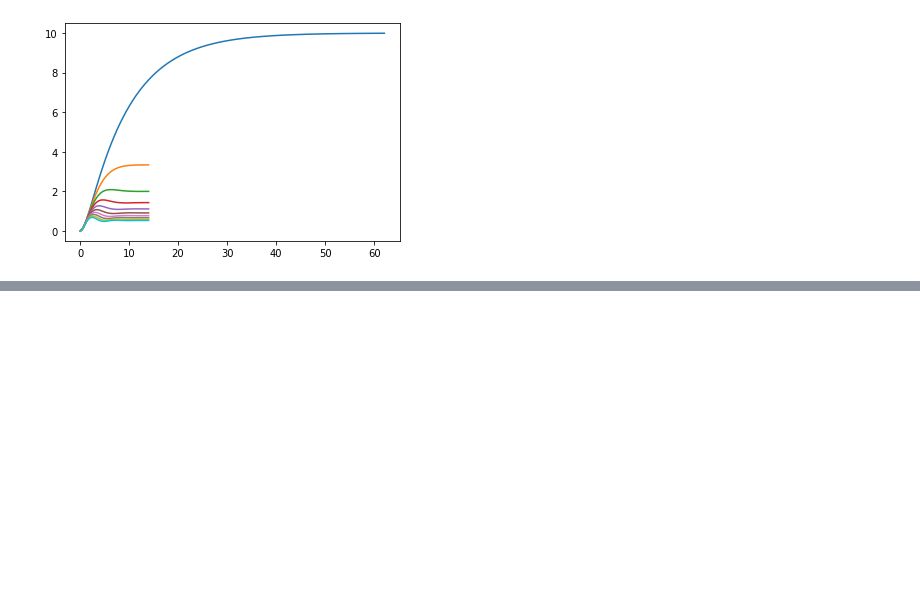
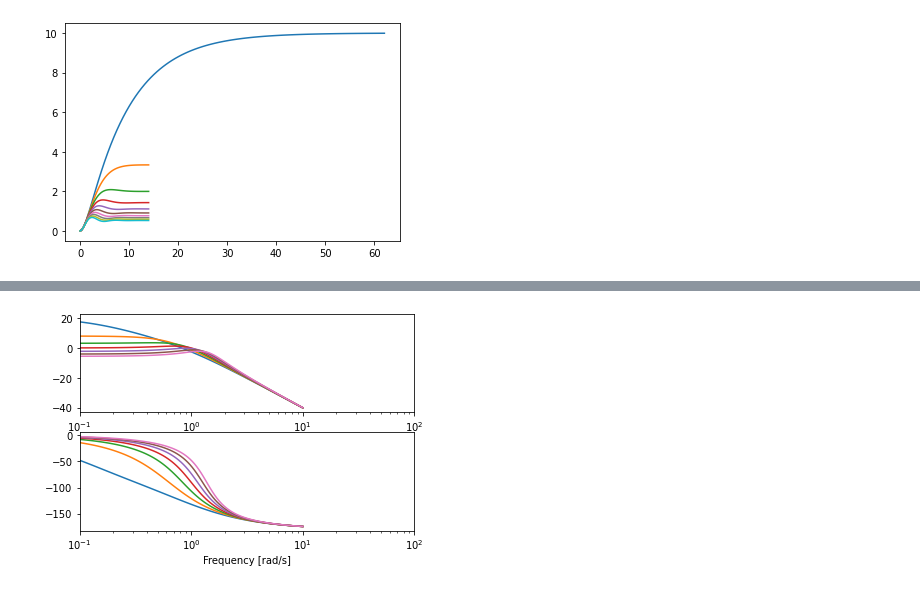
Before and after one commit to shahin1009/ME565, a Jupyter notebook: Laplace.ipynb, the cells around one changed output, grey strips where cells are left out. Cells and saved outputs as stored; diff of their text form; code cells hidden in the pictures; blank space fills up the shorter version.

```diff
--- a/Laplace.ipynb
+++ b/Laplace.ipynb
@@ -53,0 +72,17 @@ for k in np.arange(0.1, 2, 0.2):
+# %%
+# Constant damping ratio
+d = 1
+
+ax1 = plt.subplot(211)
+ax2 = plt.subplot(212, sharex=ax1)
+
+for k in np.arange(0.1, 2, 0.3):
+    system = ([1.0], [1.0, d, k])
+    w, mag, phase = signal.bode(system)
+    ax1.semilogx(w, mag , label=f'k = {k}')
+    ax2.semilogx(w, phase, label=f'k = {k}')
+plt.xlabel('Frequency [rad/s]')
+plt.xlim(0.1, 100)
+plt.show()
+# %% [output]
+[figure, added]
```
Also changed, not shown: parts of 2 cells of this notebook.
